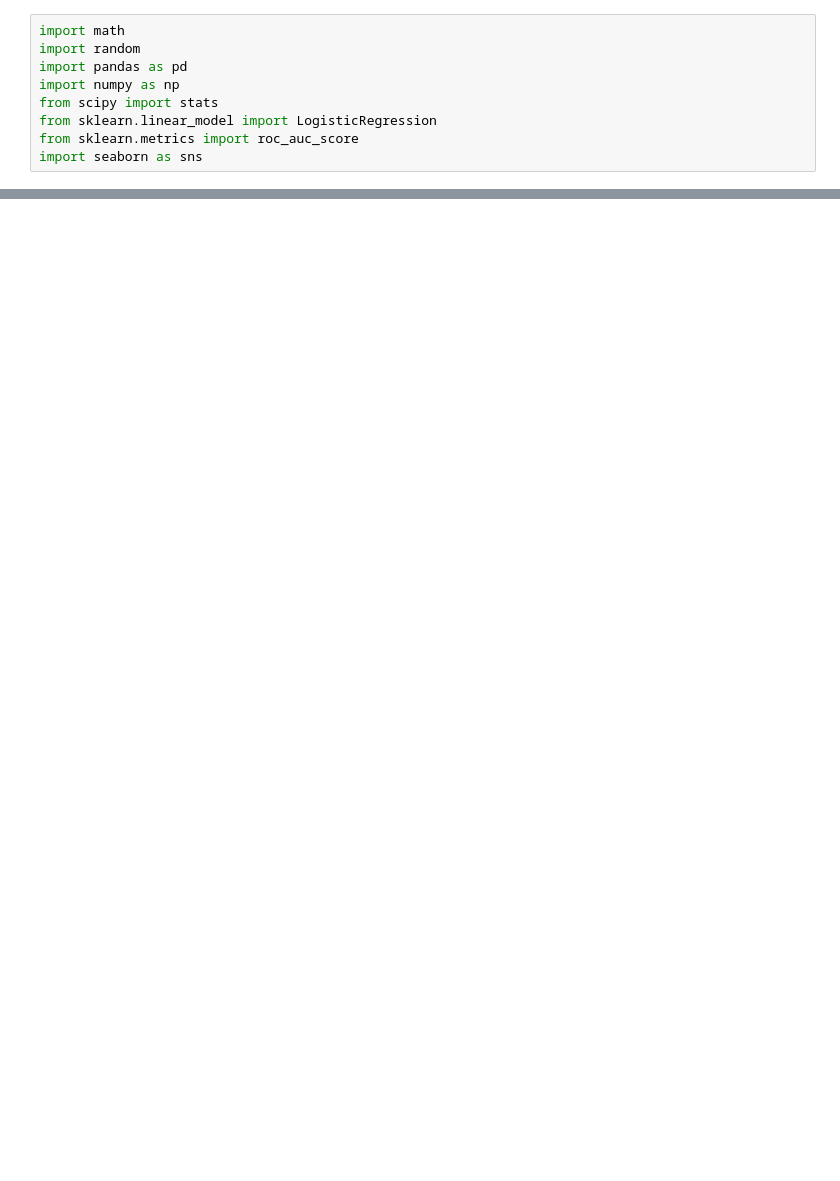
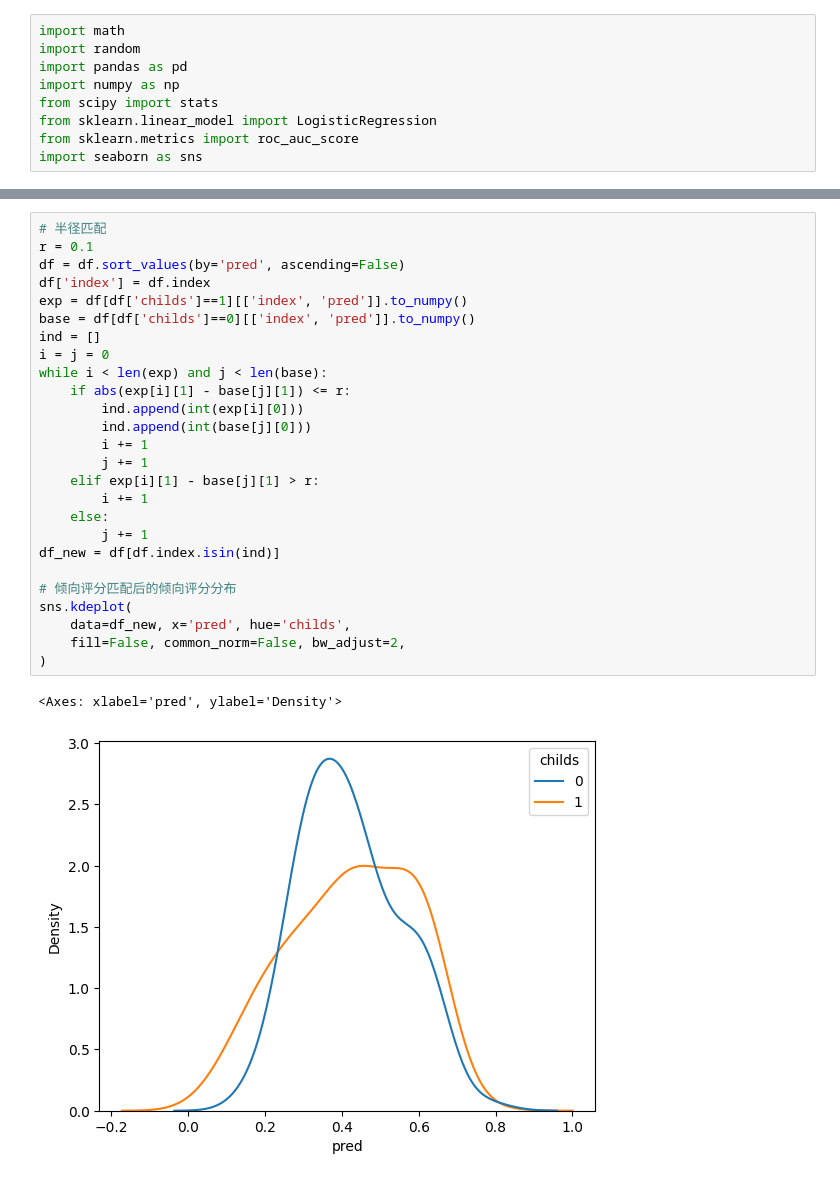
Before and after one commit to wwwwwwwwwwwwwwwwwwwwwwwwwwwwwww122/dissertation, a Jupyter notebook: main.ipynb, the cells around one changed output, grey strips where cells are left out. Drawn from its saved outputs; the diff is of its cells as text; blank space fills up the shorter version.

```diff
--- a/main.ipynb
+++ b/main.ipynb
@@ -207,0 +229,29 @@ df = df.fillna(0)
+# %%
+# 半径匹配
+r = 0.1
+df = df.sort_values(by='pred', ascending=False)
+df['index'] = df.index
+exp = df[df['childs']==1][['index', 'pred']].to_numpy()
+base = df[df['childs']==0][['index', 'pred']].to_numpy()
+ind = []
+i = j = 0
+while i < len(exp) and j < len(base):
+    if abs(exp[i][1] - base[j][1]) <= r:
+        ind.append(int(exp[i][0]))
+        ind.append(int(base[j][0]))
+        i += 1
+        j += 1
+    elif exp[i][1] - base[j][1] > r:
+        i += 1
+    else:
+        j += 1
+df_new = df[df.index.isin(ind)]
+
+# 倾向评分匹配后的倾向评分分布
+sns.kdeplot(
+    data=df_new, x='pred', hue='childs',
+    fill=False, common_norm=False, bw_adjust=2,
+)
+# %% [output]
+<Axes: xlabel='pred', ylabel='Density'>
+[figure, added]
```
Also changed, not shown: parts of 13 cells of this notebook, 1 other file.
